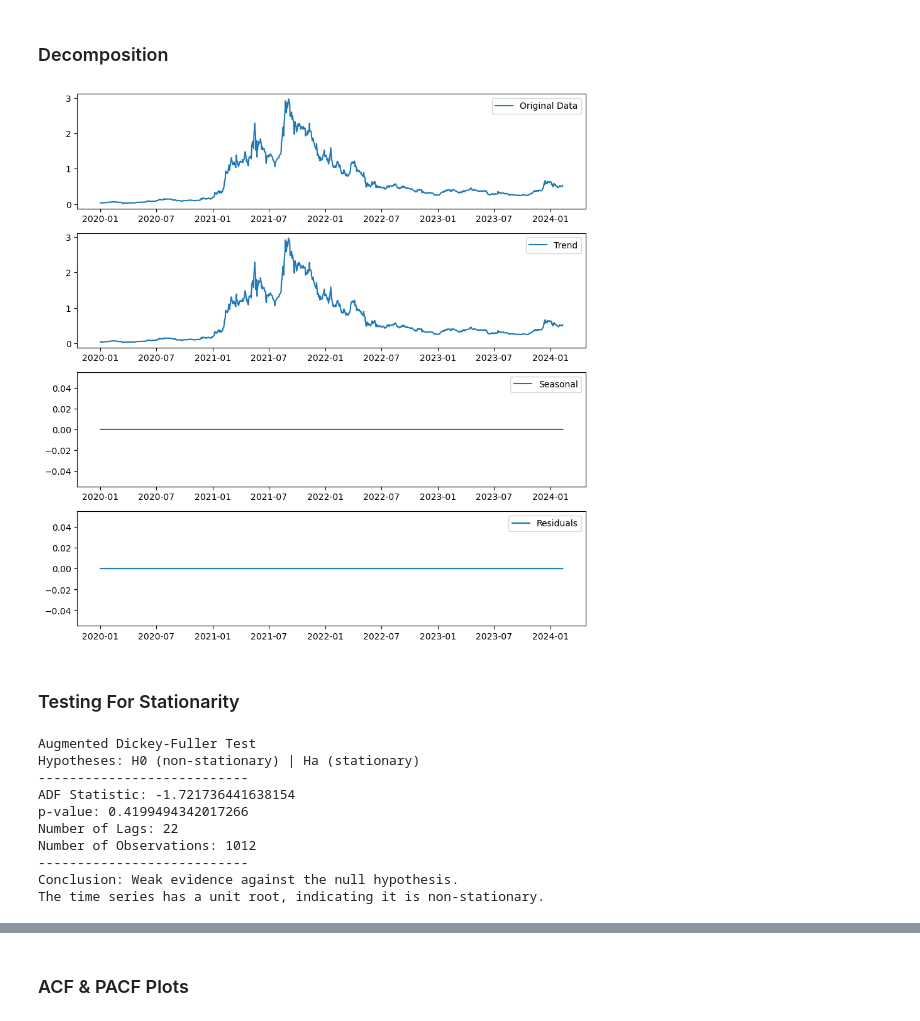
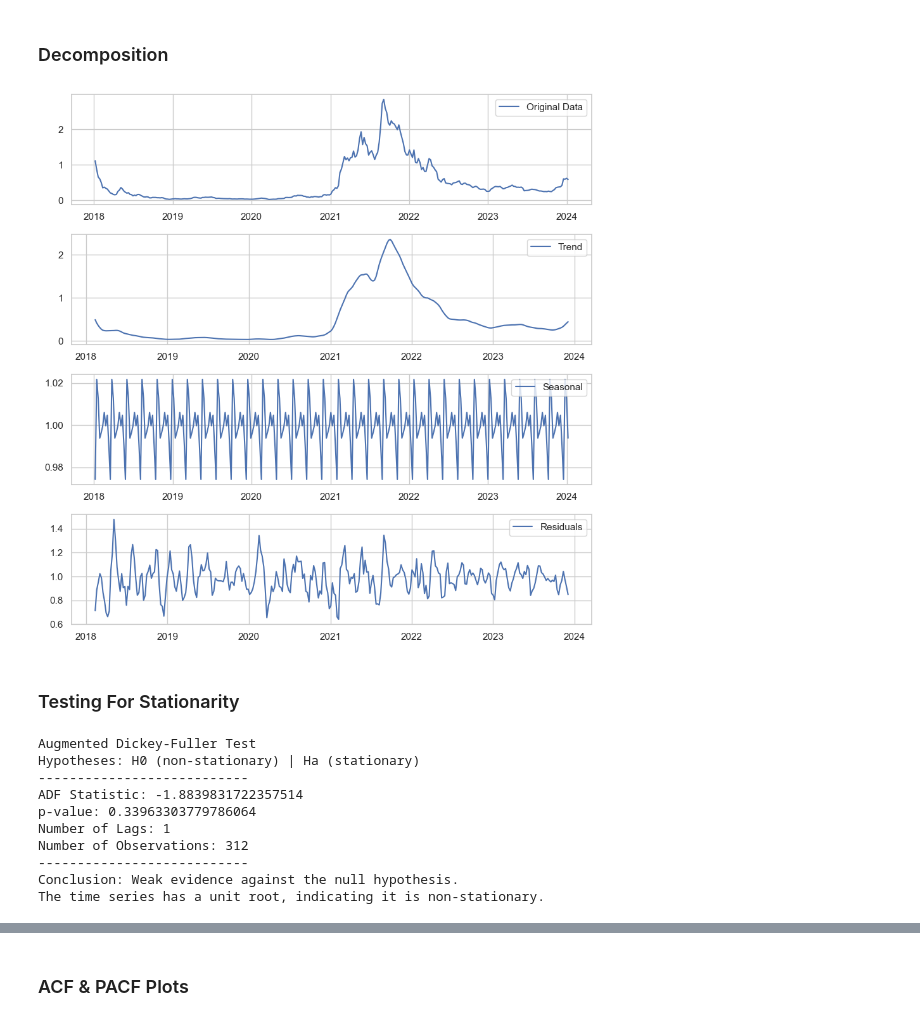
Before and after one commit to faridjn/BTC_price_prediction, a Jupyter notebook: notebooks/ADA_Price_Prediction_SARIMAX.ipynb, the cells around one changed output, grey strips where cells are left out. Cells and saved outputs as stored; diff of their text form; code cells hidden in the pictures.

```diff
--- a/notebooks/ADA_Price_Prediction_SARIMAX.ipynb
+++ b/notebooks/ADA_Price_Prediction_SARIMAX.ipynb
@@ -239,5 +194,5 @@ count_missing(merged_df)
 # %%
-df = merged_df.copy()
+df = weekly_df.copy()
 # %%
 #Handle missing values
 df.dropna(subset = [TARGET_FEATURE], axis = 0, inplace = True)
@@ -267,5 +231,5 @@ Base date: 2024-02-11
 # %% [markdown]
 ### Making a predictor variable `y`
 # %%
-y = df[TARGET_FEATURE][:BASE_DATE]
-type(y)
+y = df[TARGET_FEATURE]
+X = df.drop(columns=[TARGET_FEATURE])
@@ -289,0 +236,8 @@ Name: CARDANO, Length: 1035, dtype: float64
+# %%
+#train data
+y_train = y[:-NUM_STEPS]
+X_train = X[:-NUM_STEPS]
+
+#test data
+y = y[-NUM_STEPS:]
+X_test = X[-NUM_STEPS:]
@@ -337,9 +327,9 @@ plotter(df_pct_change)
 # %%
 from statsmodels.tsa.seasonal import seasonal_decompose
 
-def plot_seasonal_decomposition(time_series):
+def plot_seasonal_decomposition(data, step=None):
     # Perform seasonal decomposition
-    decomposition = seasonal_decompose(time_series, period= 1 )
+    decomposition = seasonal_decompose(data, model='multiplicative', period=step)
 
     # Extract the trend, seasonal, and residual components
     trend = decomposition.trend
@@ -351,7 +341,7 @@ def plot_seasonal_decomposition(time_series):
 
     # Original data
     plt.subplot(411)
-    plt.plot(time_series, label='Original Data')
+    plt.plot(data, label='Original Data')
     plt.legend(loc='best')
 
     # Trend component
@@ -372,9 +362,10 @@ def plot_seasonal_decomposition(time_series):
     plt.tight_layout()
     plt.show()
 # %%
-plot_seasonal_decomposition(y)
+# Call the function
+plot_seasonal_decomposition(y_train, NUM_STEPS)
 # %% [output]
-[figure, old version]
+[figure, new version]
 # %% [markdown]
 ### Testing For Stationarity
 # %%
@@ -399,15 +391,15 @@ def adfuller_test(time_series, p_val):
         print("Conclusion: Weak evidence against the null hypothesis.")
         print("The time series has a unit root, indicating it is non-stationary.")
 # %%
-adfuller_test(y, 0.05)
+adfuller_test(y_train, 0.05)
 # %% [output]
 Augmented Dickey-Fuller Test
 Hypotheses: H0 (non-stationary) | Ha (stationary)
 ---------------------------
-ADF Statistic: -1.721736441638154
-p-value: 0.4199494342017266
-Number of Lags: 22
-Number of Observations: 1012
+ADF Statistic: -1.8839831722357514
+p-value: 0.33963303779786064
+Number of Lags: 1
+Number of Observations: 312
 ---------------------------
 Conclusion: Weak evidence against the null hypothesis.
 The time series has a unit root, indicating it is non-stationary.
```
Also changed, not shown: parts of 52 cells of this notebook.
